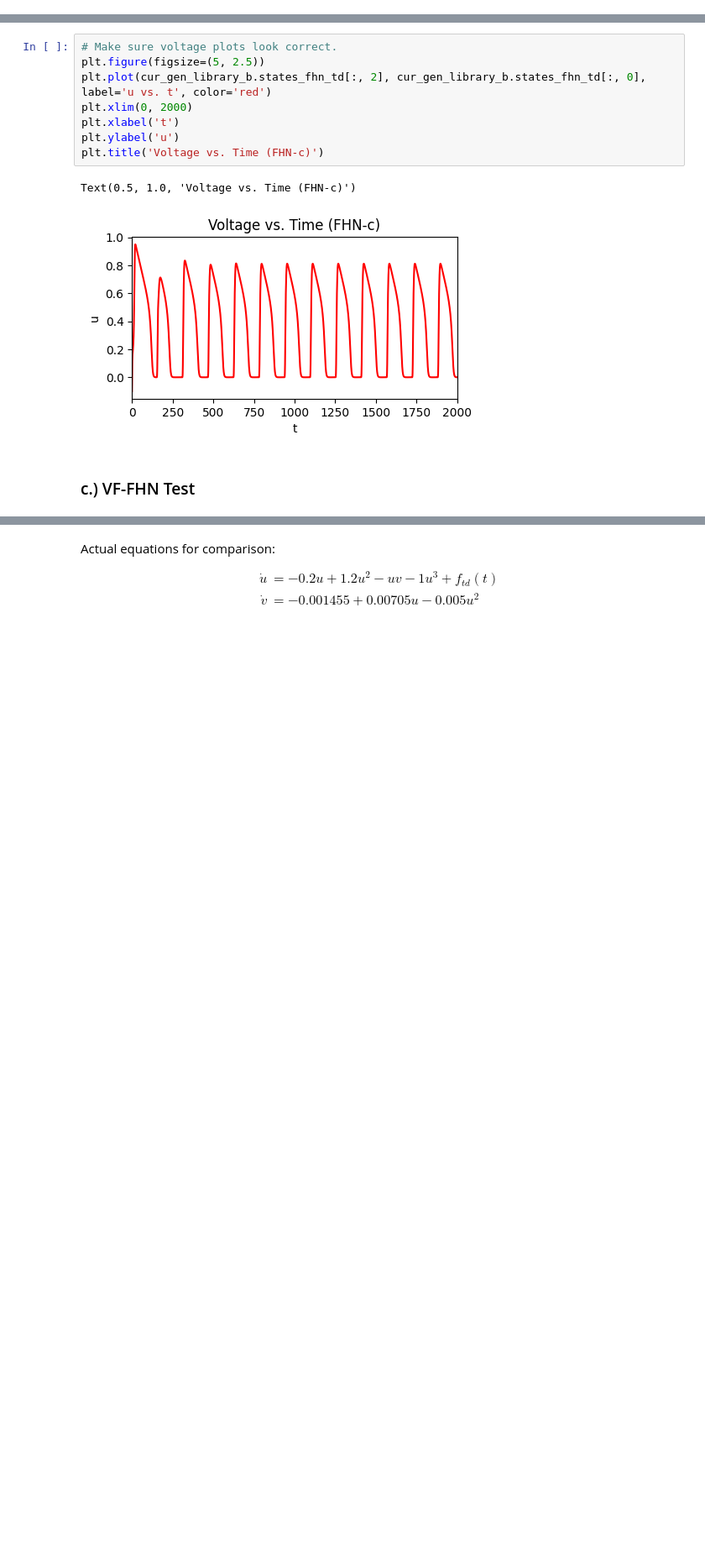
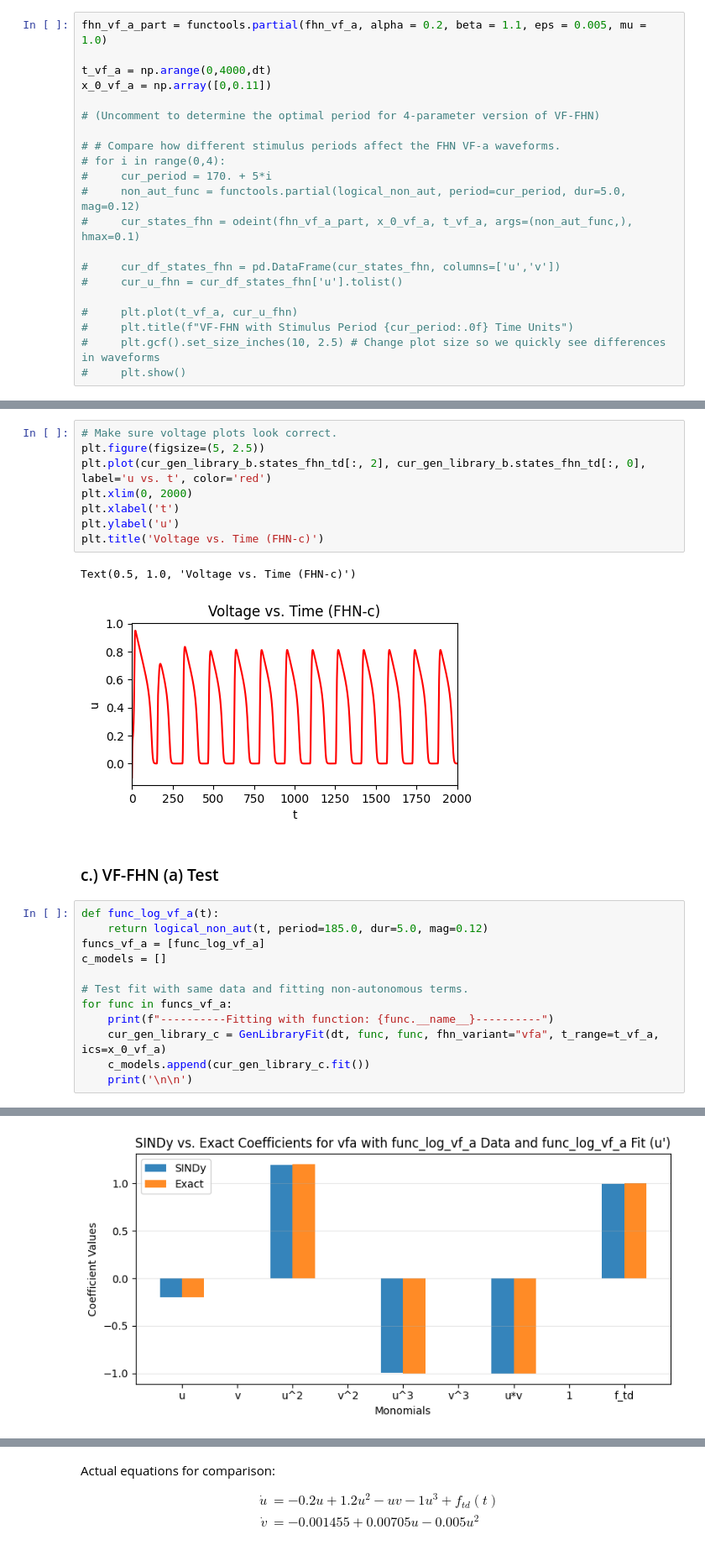
Before and after one commit to cswelch/SINDy-for-Cardiac-Electrophysiology, a Jupyter notebook: SINDy_non_autonomous_test.ipynb, the cells around one changed output, grey strips where cells are left out. Shown at 84% size. Cells and saved outputs as stored; diff of their text form; blank space fills up the shorter version.

Commit message:
Added vf_fhn_a and analyzed a stimulus case resulting in alternans; commented out some debugging code.

```diff
--- a/SINDy_non_autonomous_test.ipynb
+++ b/SINDy_non_autonomous_test.ipynb
@@ -76,6 +73,27 @@ Now, let's try fitting the above with some non-autonomous terms included.
 dt = 0.01
 t_vf_b = np.arange(0,4000,dt)
 x_0_vf_b = np.array([0,0])
+# %%
+fhn_vf_a_part = functools.partial(fhn_vf_a, alpha = 0.2, beta = 1.1, eps = 0.005, mu = 1.0)
+
+t_vf_a = np.arange(0,4000,dt)
+x_0_vf_a = np.array([0,0.11])
+
+# (Uncomment to determine the optimal period for 4-parameter version of VF-FHN)
+
+# # Compare how different stimulus periods affect the FHN VF-a waveforms.
+# for i in range(0,4):
+#     cur_period = 170. + 5*i
+#     non_aut_func = functools.partial(logical_non_aut, period=cur_period, dur=5.0, mag=0.12)
+#     cur_states_fhn = odeint(fhn_vf_a_part, x_0_vf_a, t_vf_a, args=(non_aut_func,), hmax=0.1)
+
+#     cur_df_states_fhn = pd.DataFrame(cur_states_fhn, columns=['u','v'])
+#     cur_u_fhn = cur_df_states_fhn['u'].tolist()
+
+#     plt.plot(t_vf_a, cur_u_fhn)
+#     plt.title(f"VF-FHN with Stimulus Period {cur_period:.0f} Time Units")
+#     plt.gcf().set_size_inches(10, 2.5) # Change plot size so we quickly see differences in waveforms
+#     plt.show()
 # %%
 fhn_vf_b_part = functools.partial(fhn_vf_b, alpha = 0.2, beta = 1.1, gamma = 0.31, delta = 0.0, eps = 0.005, theta = -0.05, mu = 1.0)
 
@@ -516,4 +535,17 @@ plt.title('Voltage vs. Time (FHN-c)')
 Text(0.5, 1.0, 'Voltage vs. Time (FHN-c)')
 [figure]
 # %% [markdown]
-### c.) VF-FHN Test
+### c.) VF-FHN (a) Test
+# %%
+def func_log_vf_a(t):
+    return logical_non_aut(t, period=185.0, dur=5.0, mag=0.12)
+funcs_vf_a = [func_log_vf_a]
+c_models = []
+
+# Test fit with same data and fitting non-autonomous terms.
+for func in funcs_vf_a:
+    print(f"----------Fitting with function: {func.__name__}----------")
+    cur_gen_library_c = GenLibraryFit(dt, func, func, fhn_variant="vfa", t_range=t_vf_a, ics=x_0_vf_a)
+    c_models.append(cur_gen_library_c.fit())
+    print('\n\n')
+# %% [output]
@@ -519,0 +565 @@ Text(0.5, 1.0, 'Voltage vs. Time (FHN-c)')
+[figure, added]
```
Also changed, not shown: parts of 10 cells of this notebook, 2 other files.
